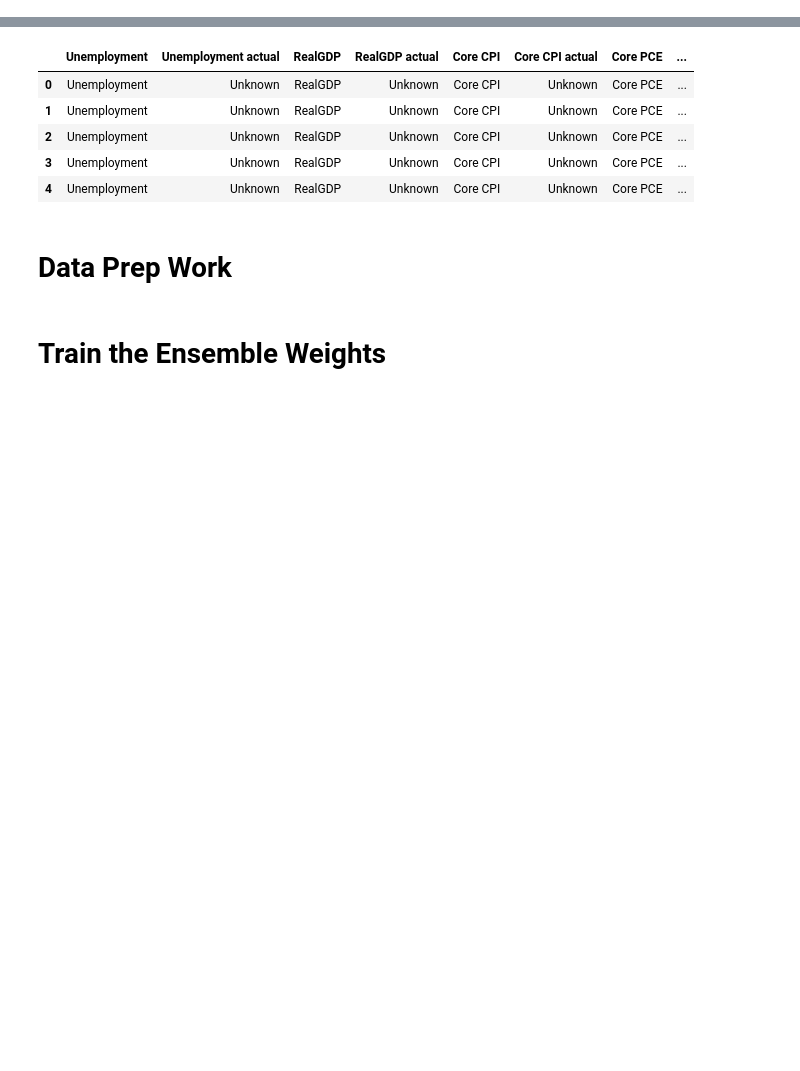
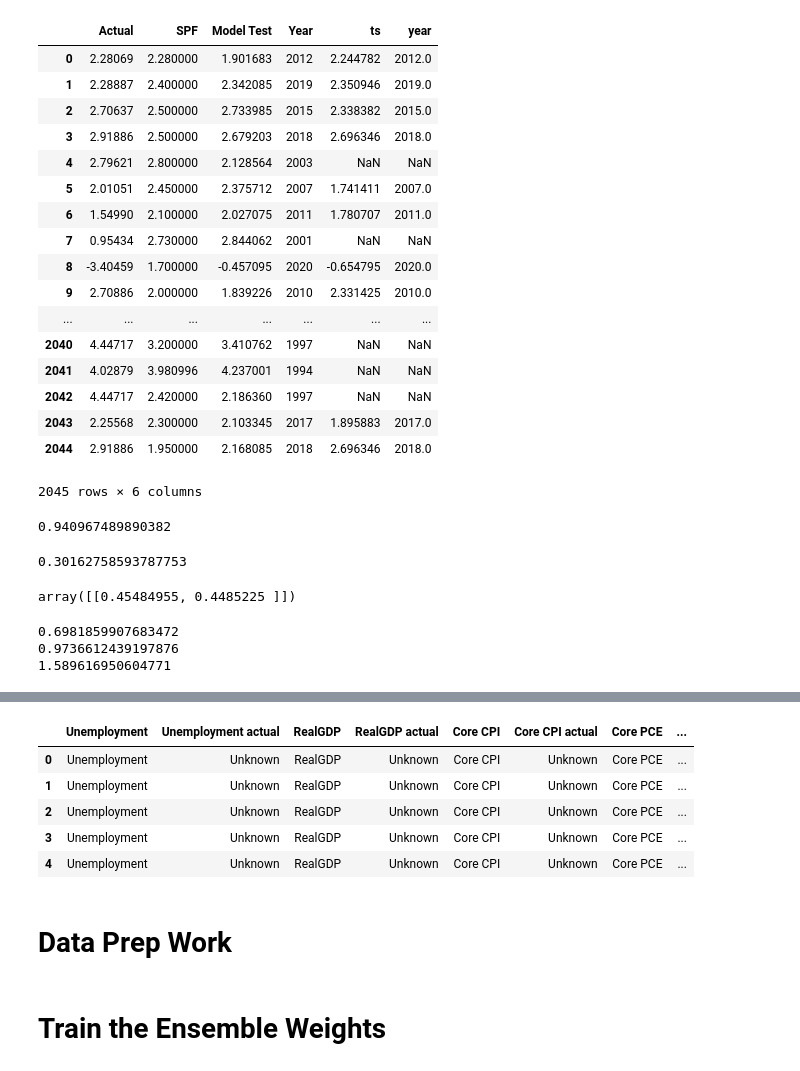
Before and after one commit to mbearw-berkeley/W210-Capstone, a Jupyter notebook: models/ensemble.ipynb, the cells around one changed output, grey strips where cells are left out. Saved outputs shown, nothing was run; the diff lists cells and outputs as text; code cells hidden in the pictures; blank space fills up the shorter version.

```diff
--- a/models/ensemble.ipynb
+++ b/models/ensemble.ipynb
@@ -13,3 +18,4 @@ df = pd.read_csv("../data/CleanData/Ensemble_inputs.csv")
 # %%
-dft = pd.read_csv("../data/TestData/Ensemble_inputs_test.csv")
+#dft = pd.read_csv("../data/TestData/Ensemble_inputs_test.csv")
+dft = pd.read_csv("/Users/Isaac/Downloads/test_preds.csv")
 # %%
@@ -16,0 +167,22 @@ dfp = pd.read_csv("../data/PredictionData/Ensemble_inputs_predict.csv")
+# %%
+dat2 = dat2.drop(columns=["Unnamed: 0"])
+dat2
+# %% [output]
+|  | Actual | SPF | Model Test | Year | ts | year |
+| 0 | 2.28069 | 2.280000 | 1.901683 | 2012 | 2.244782 | 2012.0 |
+| 1 | 2.28887 | 2.400000 | 2.342085 | 2019 | 2.350946 | 2019.0 |
+| 2 | 2.70637 | 2.500000 | 2.733985 | 2015 | 2.338382 | 2015.0 |
+| 3 | 2.91886 | 2.500000 | 2.679203 | 2018 | 2.696346 | 2018.0 |
+| 4 | 2.79621 | 2.800000 | 2.128564 | 2003 | NaN | NaN |
+| 5 | 2.01051 | 2.450000 | 2.375712 | 2007 | 1.741411 | 2007.0 |
+| 6 | 1.54990 | 2.100000 | 2.027075 | 2011 | 1.780707 | 2011.0 |
+| 7 | 0.95434 | 2.730000 | 2.844062 | 2001 | NaN | NaN |
+| 8 | -3.40459 | 1.700000 | -0.457095 | 2020 | -0.654795 | 2020.0 |
+| 9 | 2.70886 | 2.000000 | 1.839226 | 2010 | 2.331425 | 2010.0 |
+| ... | ... | ... | ... | ... | ... | ... |
+| 2040 | 4.44717 | 3.200000 | 3.410762 | 1997 | NaN | NaN |
+| 2041 | 4.02879 | 3.980996 | 4.237001 | 1994 | NaN | NaN |
+| 2042 | 4.44717 | 2.420000 | 2.186360 | 1997 | NaN | NaN |
+| 2043 | 2.25568 | 2.300000 | 2.103345 | 2017 | 1.895883 | 2017.0 |
+| 2044 | 2.91886 | 1.950000 | 2.168085 | 2018 | 2.696346 | 2018.0 |
+2045 rows × 6 columns
@@ -16,0 +194,35 @@ dfp = pd.read_csv("../data/PredictionData/Ensemble_inputs_predict.csv")
+# %%
+reg = LinearRegression().fit(gX, gY)
+print(reg.score(gX, gY))
+
+pred = reg.predict(gX)
+actual = gY
+
+np.sqrt(mean_squared_error(pred, actual))
+# %% [output]
+0.940967489890382
+0.30162758593787753
+# %%
+reg.coef_
+# %% [output]
+array([[0.45484955, 0.4485225 ]])
+# %%
+dat2 = dat2.dropna()
+
+gX = dat2[["Model Test", "ts"]]#, "Linear Regression Unemployment", "KNeigborsRegressor Unemployment"]]
+gY = dat2[["Actual"]]
+
+gX = gX.dropna()
+gY = gY.dropna()
+
+print(reg.score(gX, gY))
+
+testpred = reg.predict(gX)
+actual = gY
+
+print(np.sqrt(mean_squared_error(testpred, actual)))
+print(np.sqrt(mean_squared_error(dat2["SPF"], actual)))
+# %% [output]
+0.6981859907683472
+0.9736612439197876
+1.589616950604771
```
Also changed, not shown: parts of 19 cells of this notebook, 2 other files.
